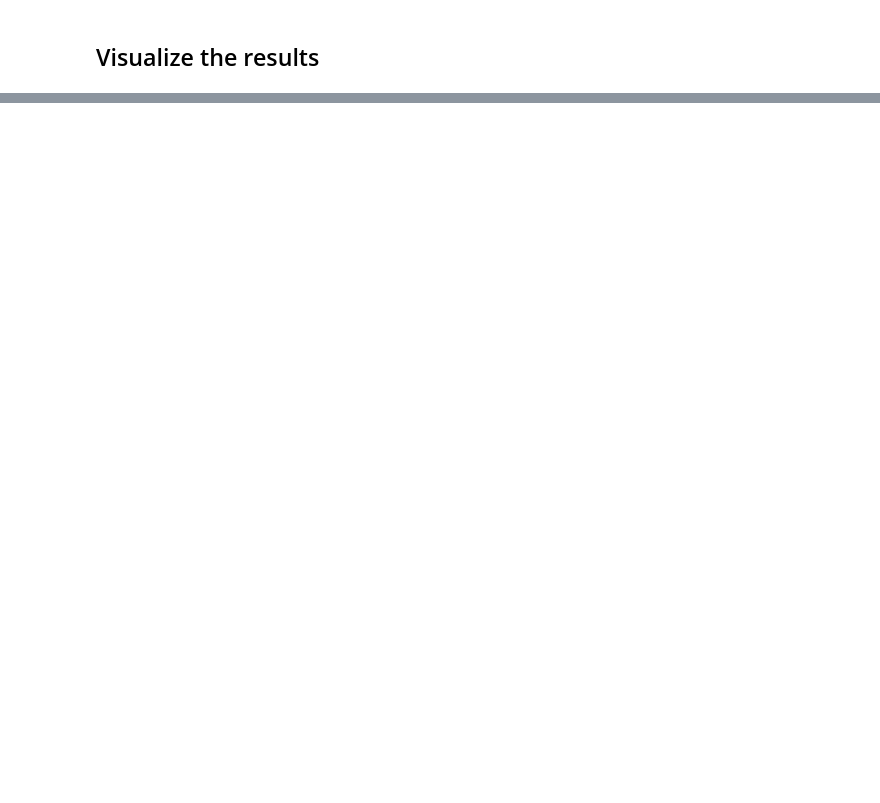
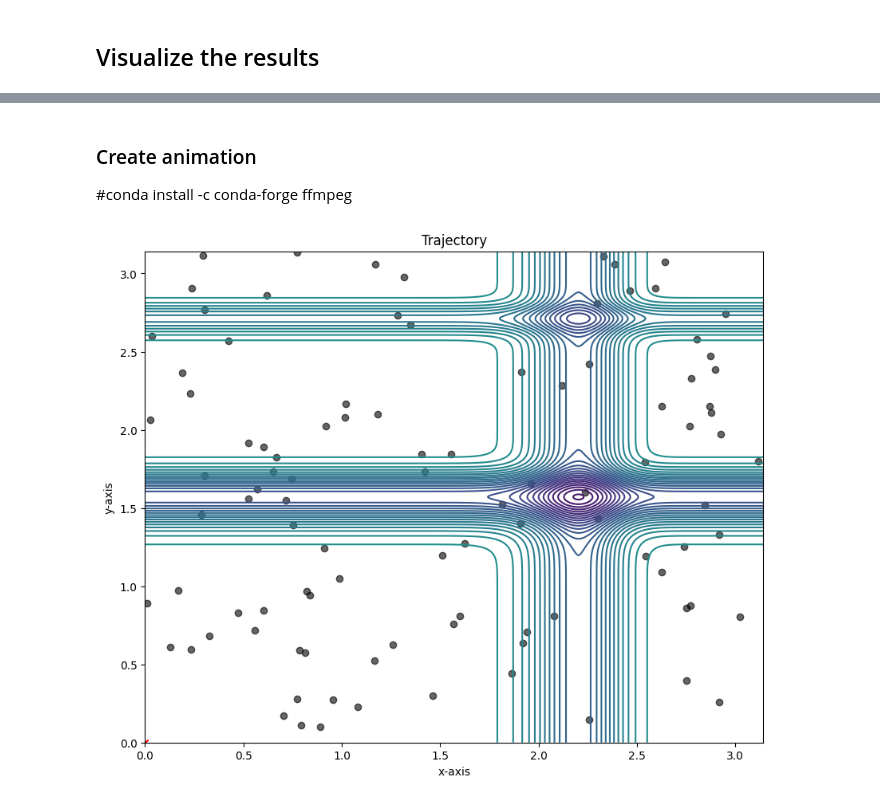
Before and after one commit to Optimization-Algorithms-Book/Code-Listings, a Jupyter notebook: Chapter 9/Listing 9.1_Michalewicz_function.ipynb, the cells around one changed output, grey strips where cells are left out. Cells and saved outputs as stored; diff of their text form; code cells hidden in the pictures; blank space fills up the shorter version.

```diff
--- a/Chapter 9/Listing 9.1_Michalewicz_function.ipynb
+++ b/Chapter 9/Listing 9.1_Michalewicz_function.ipynb
@@ -314,0 +315,20 @@ plt.show()
+# %% [markdown]
+### Create animation
+
+#conda install -c conda-forge ffmpeg
+# %%
+from pyswarms.utils.plotters.formatters import Mesher, Designer
+import matplotlib.pyplot as plt
+# Enables us to view it in a Jupyter notebook
+from IPython.display import Image
+
+# Plot the sphere function's mesh for better plots
+m = Mesher(func=michalewicz_function,
+           limits=[(0,np.pi), (0,np.pi)])
+# Adjust figure limits
+d = Designer(limits=[(0,np.pi), (0,np.pi), (-2,2)],
+             label=['x-axis', 'y-axis', 'z-axis'])
+# %%
+animation = plot_contour(pos_history=optimizer.pos_history, mesher=m, designer=d, mark=(0,0))
+# %% [output]
+[figure, added]
```
Also changed, not shown: parts of 11 cells of this notebook.
